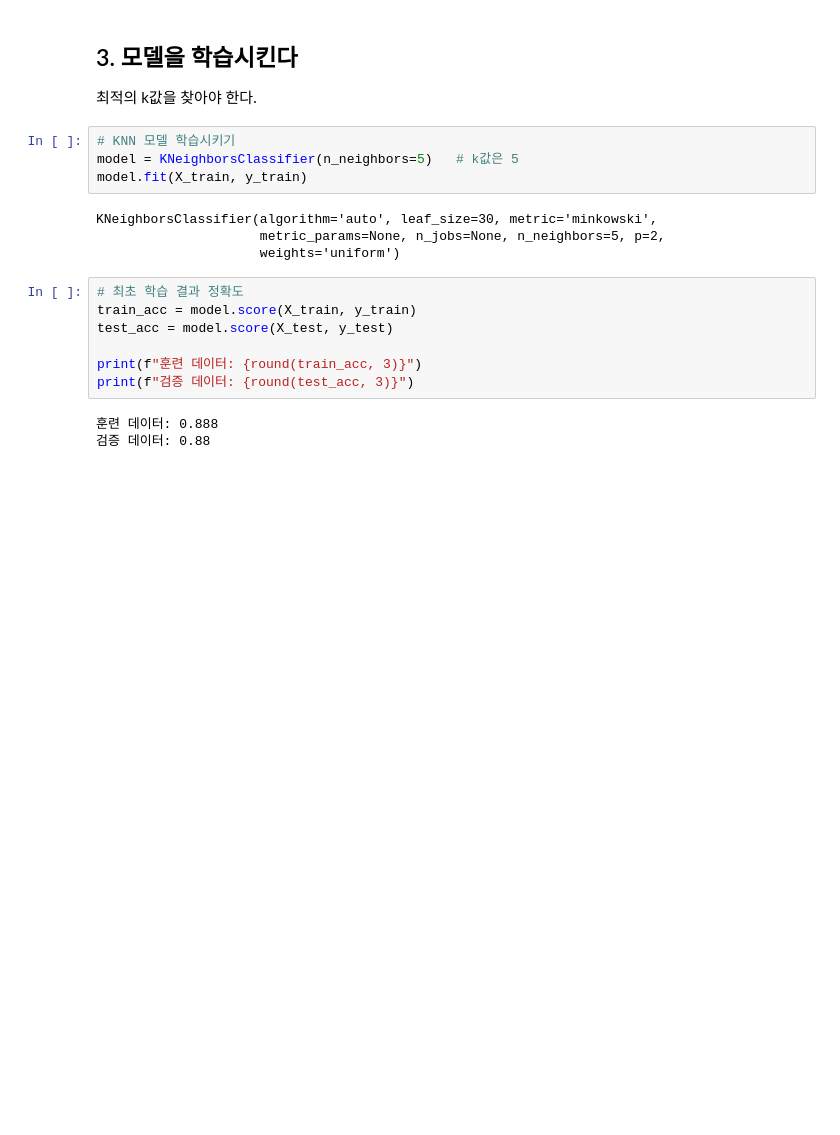
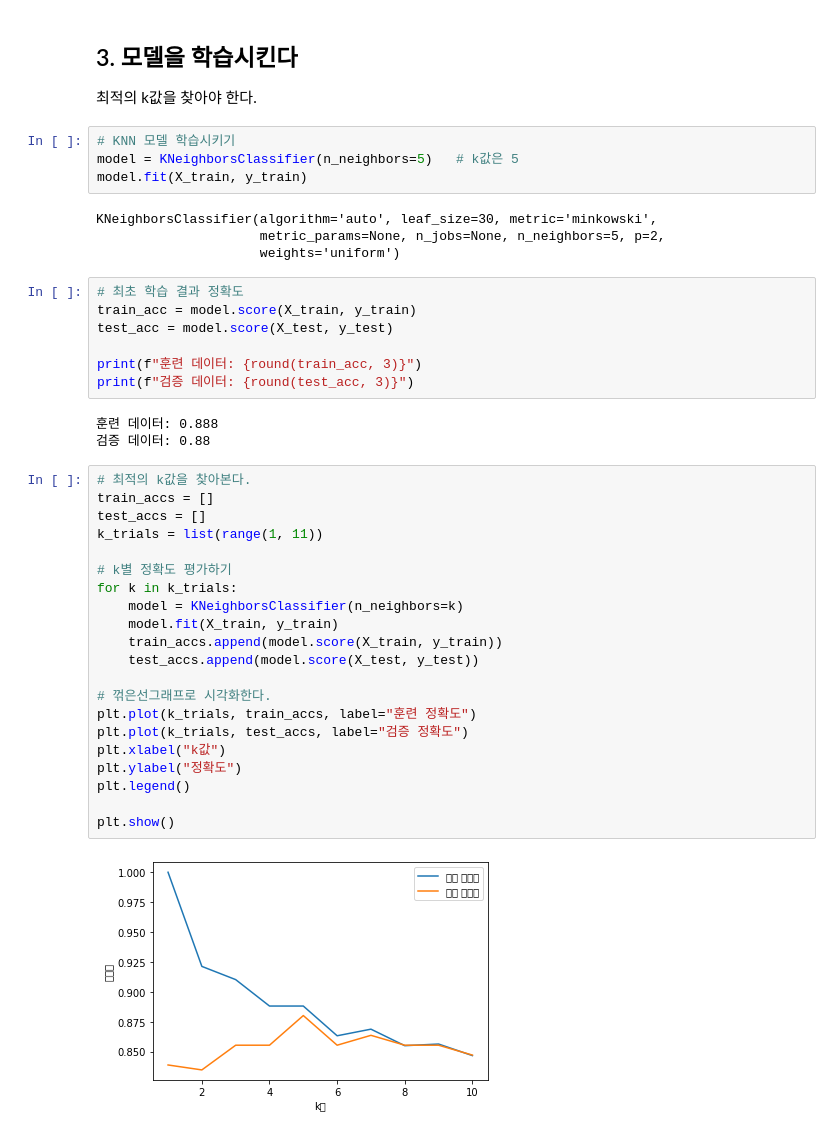
Before and after one commit to Cotidie/ML-Study, a Jupyter notebook: problems/01/WonSeok/KNN_Internet Usage.ipynb, the cells around one changed output. Cells and saved outputs as stored; diff of their text form; blank space fills up the shorter version.

```diff
--- a/problems/01/WonSeok/KNN_Internet Usage.ipynb
+++ b/problems/01/WonSeok/KNN_Internet Usage.ipynb
@@ -131,3 +131,26 @@ print(f"검증 데이터: {round(test_acc, 3)}")
 # %% [output]
 훈련 데이터: 0.888
 검증 데이터: 0.88
+# %%
+# 최적의 k값을 찾아본다.
+train_accs = []
+test_accs = []
+k_trials = list(range(1, 11))
+
+# k별 정확도 평가하기
+for k in k_trials:
+    model = KNeighborsClassifier(n_neighbors=k)
+    model.fit(X_train, y_train)
+    train_accs.append(model.score(X_train, y_train))
+    test_accs.append(model.score(X_test, y_test))
+
+# 꺾은선그래프로 시각화한다.
+plt.plot(k_trials, train_accs, label="훈련 정확도")
+plt.plot(k_trials, test_accs, label="검증 정확도")
+plt.xlabel("k값")
+plt.ylabel("정확도")
+plt.legend()
+
+plt.show()
+# %% [output]
+[figure, added]
```
